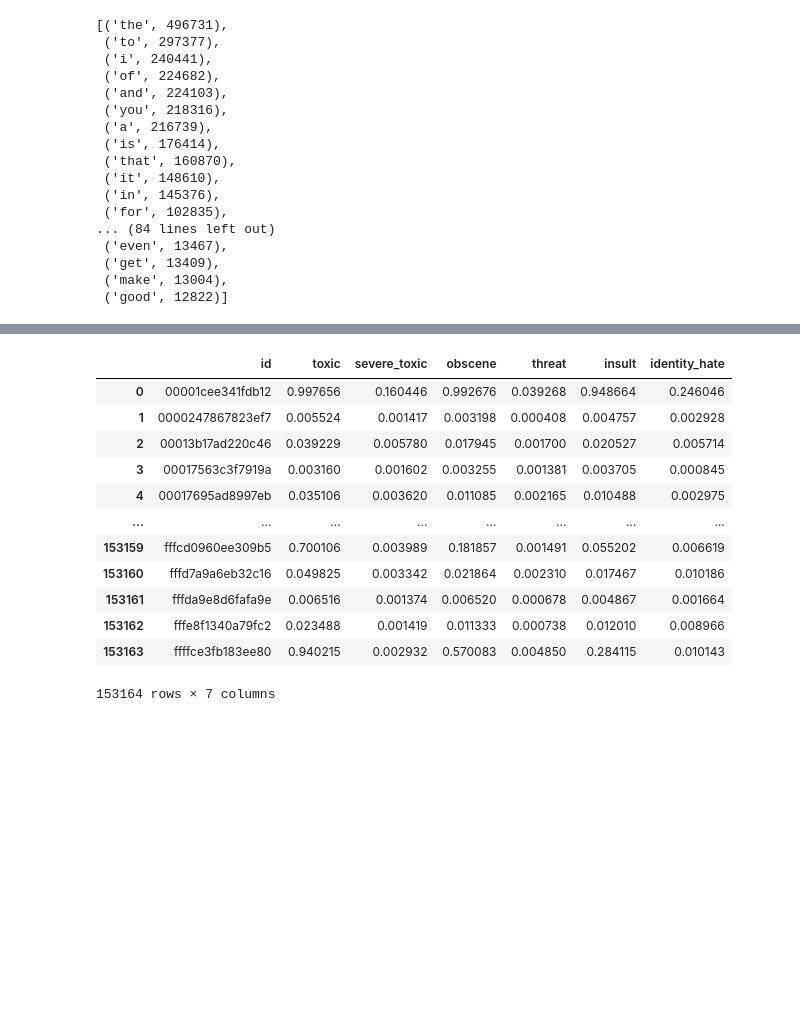
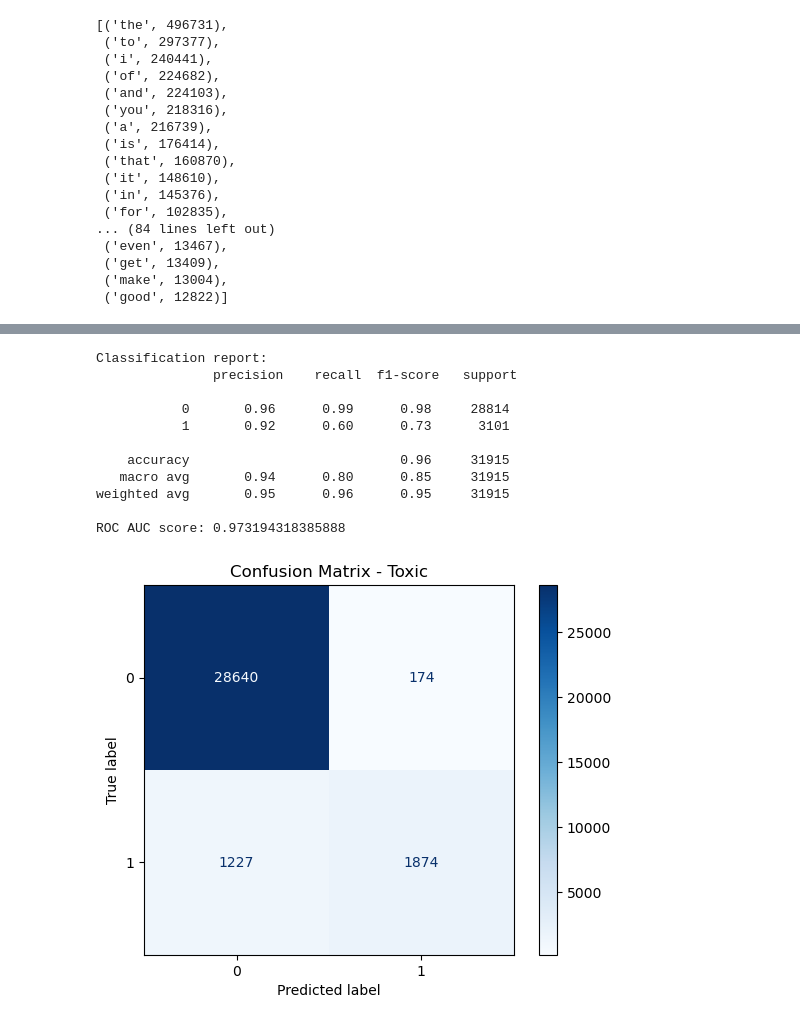
Before and after one commit to RChazal-dataSc/NLP-project---classement-de-texte-selon-toxicit-, a Jupyter notebook: NLP project - classement de texte selon toxicité.ipynb, the cells around one changed output, grey strips where cells are left out. Cells and saved outputs as stored; diff of their text form; code cells hidden in the pictures; blank space fills up the shorter version.

Commit message:
Add files via upload
nouvelle version du notebook. ajout de resampling, random forest et xgboost.

```diff
--- a/NLP project - classement de texte selon toxicité.ipynb
+++ b/NLP project - classement de texte selon toxicité.ipynb
@@ -275,9 +275,9 @@ count_all_words.most_common(100)
 # %%
 #les données sont exploitables, passons à la prédiction
 # %%
+#Classification par régréssion logistique.
+#nous nous pencherons premièrement sur la prédiction de Toxic : ce sont les plus courants
 #création du jeu train et test
-
-#nous nous pencherons sur la prédiction de Toxic : ce sont les plus courants
 
 from sklearn.model_selection import train_test_split
 
@@ -285,8 +285,12 @@ list_corpus = clean_toxic_train['comment_text']
 list_labels = clean_toxic_train['toxic']
 #, 'severe_toxic', 'obscene', 'threat', 'insult', 'identity_hate']
 
-X_train, X_val, y_train, y_val = train_test_split(list_corpus, list_labels, test_size = 0.2,
-                                                   random_state = 0)
+X_train, X_val, y_train, y_val = train_test_split(
+    clean_toxic_train['comment_text'],
+    clean_toxic_train['toxic'],
+    test_size=0.2,
+    random_state=0
+)
 # %%
 #Embedding
 # TFIDF bag of words
@@ -352,16 +318,0 @@ for label_name in label_names:
-# %%
-submission
-# %% [output]
-|  | id | toxic | severe_toxic | obscene | threat | insult | identity_hate |
-| 0 | 00001cee341fdb12 | 0.997656 | 0.160446 | 0.992676 | 0.039268 | 0.948664 | 0.246046 |
-| 1 | 0000247867823ef7 | 0.005524 | 0.001417 | 0.003198 | 0.000408 | 0.004757 | 0.002928 |
-| 2 | 00013b17ad220c46 | 0.039229 | 0.005780 | 0.017945 | 0.001700 | 0.020527 | 0.005714 |
-| 3 | 00017563c3f7919a | 0.003160 | 0.001602 | 0.003255 | 0.001381 | 0.003705 | 0.000845 |
-| 4 | 00017695ad8997eb | 0.035106 | 0.003620 | 0.011085 | 0.002165 | 0.010488 | 0.002975 |
-| ... | ... | ... | ... | ... | ... | ... | ... |
-| 153159 | fffcd0960ee309b5 | 0.700106 | 0.003989 | 0.181857 | 0.001491 | 0.055202 | 0.006619 |
-| 153160 | fffd7a9a6eb32c16 | 0.049825 | 0.003342 | 0.021864 | 0.002310 | 0.017467 | 0.010186 |
-| 153161 | fffda9e8d6fafa9e | 0.006516 | 0.001374 | 0.006520 | 0.000678 | 0.004867 | 0.001664 |
-| 153162 | fffe8f1340a79fc2 | 0.023488 | 0.001419 | 0.011333 | 0.000738 | 0.012010 | 0.008966 |
-| 153163 | ffffce3fb183ee80 | 0.940215 | 0.002932 | 0.570083 | 0.004850 | 0.284115 | 0.010143 |
-153164 rows × 7 columns
@@ -372,0 +319,45 @@ submission.to_csv('submission.csv', index = False)
+# %%
+#classifier
+
+#régréssion logisitique, non optimisée
+#par contre, je vais augmenter le nbr d'itérations afin d'obtenir la convergence du modèle
+
+from sklearn.linear_model import LogisticRegression
+from sklearn.metrics import accuracy_score, f1_score
+from sklearn.metrics import ConfusionMatrixDisplay
+from sklearn.metrics import classification_report, confusion_matrix, ConfusionMatrixDisplay
+from sklearn.metrics import roc_auc_score
+
+#Modélisation & entraînement
+
+classifier = LogisticRegression(max_iter=1000)
+classifier.fit(X_train_tfidf, y_train)
+
+
+#Prédictions et évaluation
+
+y_pred = classifier.predict(X_val_tfidf)
+y_proba = classifier.predict_proba(X_val_tfidf)[:, 1]
+
+print("Classification report:\n", classification_report(y_val, y_pred))
+print("ROC AUC score:", roc_auc_score(y_val, y_proba))
+
+# Matrice de confusion
+cm = confusion_matrix(y_val, y_pred)
+disp = ConfusionMatrixDisplay(confusion_matrix=cm)
+disp.plot(cmap='Blues')
+plt.title("Confusion Matrix - Toxic")
+plt.show()
+# %% [output]
+Classification report:
+               precision    recall  f1-score   support
+
+           0       0.96      0.99      0.98     28814
+           1       0.92      0.60      0.73      3101
+
+    accuracy                           0.96     31915
+   macro avg       0.94      0.80      0.85     31915
+weighted avg       0.95      0.96      0.95     31915
+
+ROC AUC score: 0.973194318385888
+[figure, added]
```
Also changed, not shown: parts of 16 cells of this notebook.
